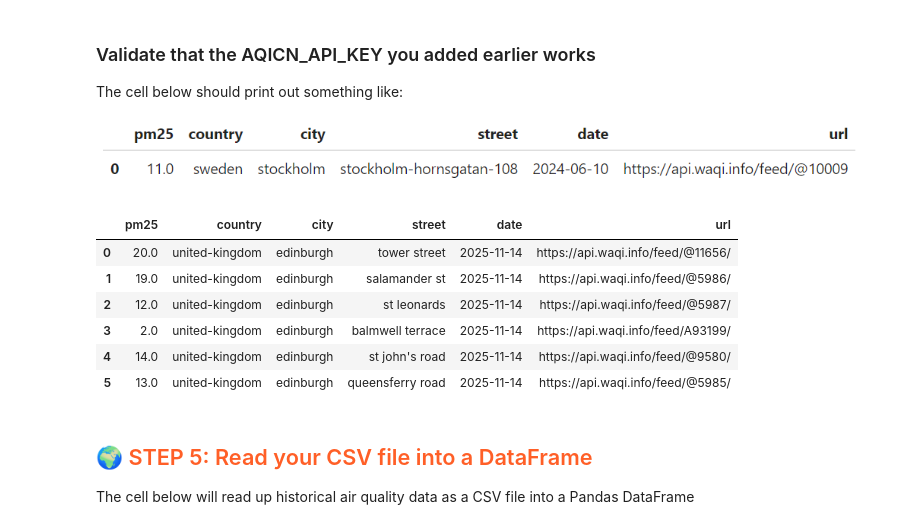
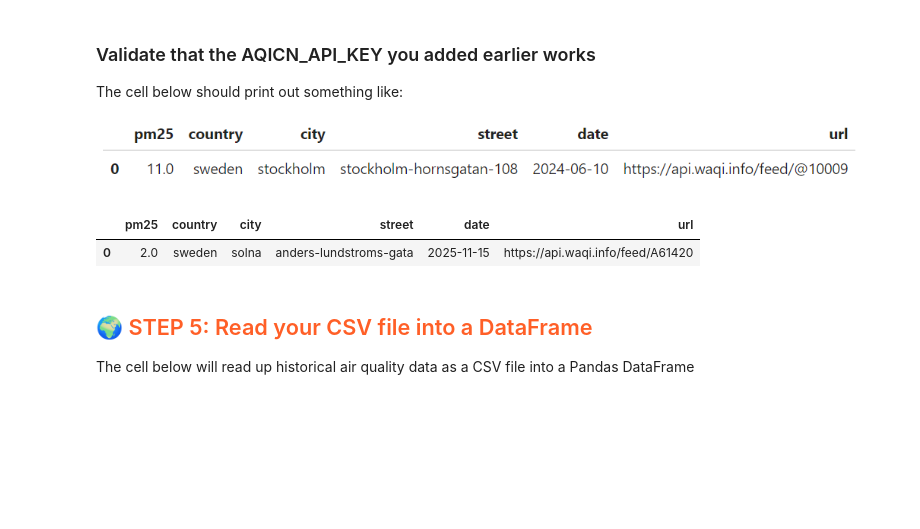
Before and after one commit to Isabell257/id2223-lab1, a Jupyter notebook: notebooks/airquality/1_air_quality_feature_backfill.ipynb, the cells around one changed output. Saved outputs shown, nothing was run; the diff lists cells and outputs as text; code cells hidden in the pictures; blank space fills up the shorter version.

```diff
--- a/notebooks/airquality/1_air_quality_feature_backfill.ipynb
+++ b/notebooks/airquality/1_air_quality_feature_backfill.ipynb
@@ -64,3 +65,9 @@ HopsworksSettings initialized!
+# %%
+#Select whether part E, C or A is run
+
+running_e = False
+running_c = True
+running_a = False
 # %% [markdown]
 ### <span style='color:#ff5f27'> 📝 Imports
 # %%
@@ -232,37 +244,38 @@ The cell below should print out something like:
 
 ![image.png](attachment:832cc3e9-876c-450f-99d3-cc97abb55b13.png)
 # %%
-#try:
-#    aq_today_df = util.get_pm25(aqicn_url, country, city, street, today, AQICN_API_KEY)
-#except hopsworks.RestAPIError:
-#    print("It looks like the AQICN_API_KEY doesn't work for your sensor. Is the API key correct? Is the sensor URL correct?")
+#If running E or C, only one value for today
+if running_e or running_c:
+    try:
+       aq_today_df = util.get_pm25(aqicn_url, country, city, street, today, AQICN_API_KEY)
+    except hopsworks.RestAPIError:
+       print("It looks like the AQICN_API_KEY doesn't work for your sensor. Is the API key correct? Is the sensor URL correct?")
 
-#aq_today_df.head()
-aq_today_df = None   # TA INTE BORT!
+    aq_today_df.head()
 
-try:
-    for url, addr in aqicn_url_dict.items():
-        df_partial = util.get_pm25(url, country, city, addr, today, AQICN_API_KEY)
 
-        if aq_today_df is None:
-            # First iteration → initialize
-            aq_today_df = df_partial
-        else:
-            # Later iterations → append to the same DataFrame
-            aq_today_df = pd.concat([aq_today_df, df_partial], ignore_index=True)
+#If running A, gets today's values for all sensors
+if running_a:
+    aq_today_df = None   # TA INTE BORT!
 
-except hopsworks.RestAPIError:
-    print("It looks like the AQICN_API_KEY doesn't work for your sensor. Is the API key correct? Is the sensor URL correct?")
+    try:
+        for url, addr in aqicn_url_dict.items():
+            df_partial = util.get_pm25(url, country, city, addr, today, AQICN_API_KEY)
+
+            if aq_today_df is None:
+                # First iteration → initialize
+                aq_today_df = df_partial
+            else:
+                # Later iterations → append to the same DataFrame
+                aq_today_df = pd.concat([aq_today_df, df_partial], ignore_index=True)
+
+    except hopsworks.RestAPIError:
+        print("It looks like the AQICN_API_KEY doesn't work for your sensor. Is the API key correct? Is the sensor URL correct?")
 
 aq_today_df
 # %% [output]
 |  | pm25 | country | city | street | date | url |
-| 0 | 20.0 | united-kingdom | edinburgh | tower street | 2025-11-14 | https://api.waqi.info/feed/@11656/ |
-| 1 | 19.0 | united-kingdom | edinburgh | salamander st | 2025-11-14 | https://api.waqi.info/feed/@5986/ |
-| 2 | 12.0 | united-kingdom | edinburgh | st leonards | 2025-11-14 | https://api.waqi.info/feed/@5987/ |
-| 3 | 2.0 | united-kingdom | edinburgh | balmwell terrace | 2025-11-14 | https://api.waqi.info/feed/A93199/ |
-| 4 | 14.0 | united-kingdom | edinburgh | st john's road | 2025-11-14 | https://api.waqi.info/feed/@9580/ |
-| 5 | 13.0 | united-kingdom | edinburgh | queensferry road | 2025-11-14 | https://api.waqi.info/feed/@5985/ |
+| 0 | 2.0 | sweden | solna | anders-lundstroms-gata | 2025-11-15 | https://api.waqi.info/feed/A61420 |
 # %% [markdown]
 ## <span style='color:#ff5f27'> 🌍 STEP 5: Read your CSV file into a DataFrame </span>
 
```
Also changed, not shown: parts of 21 cells of this notebook, 2 other files.
